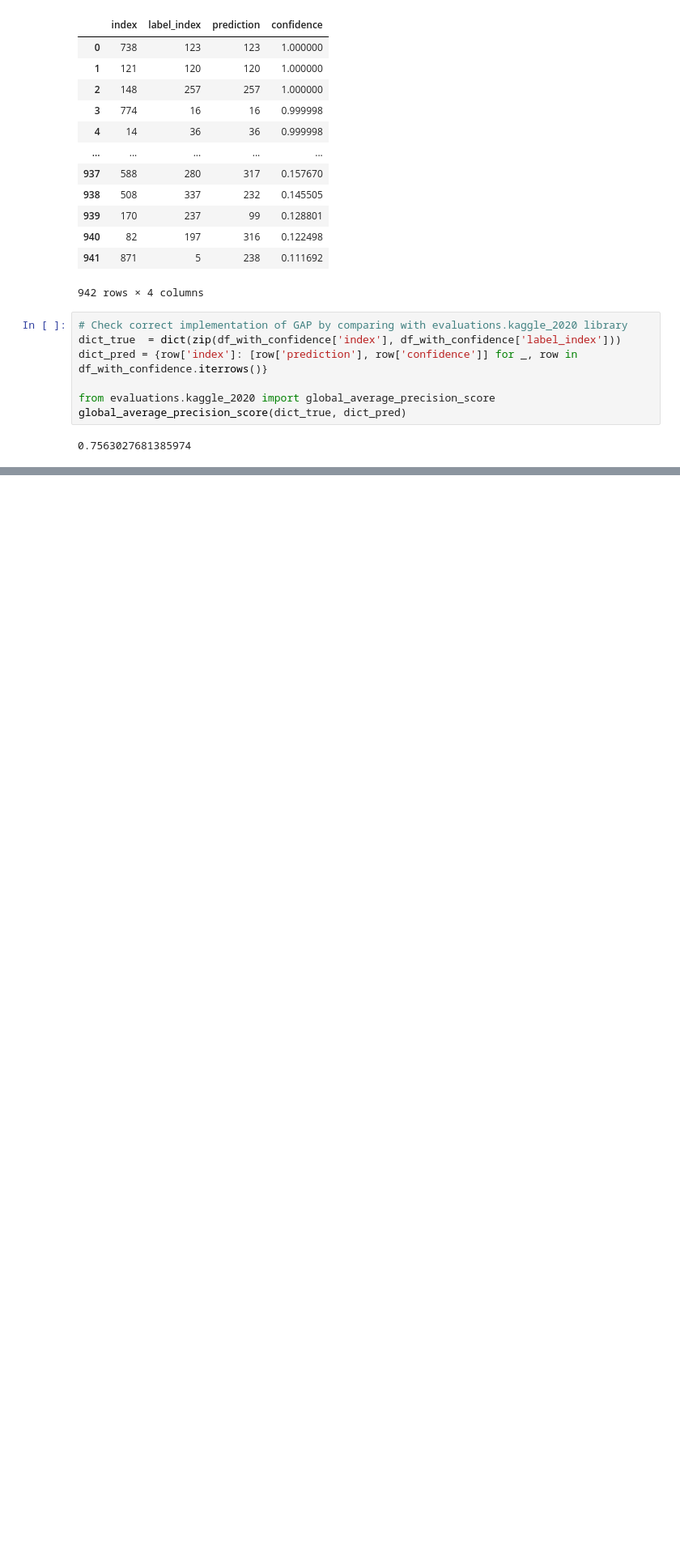
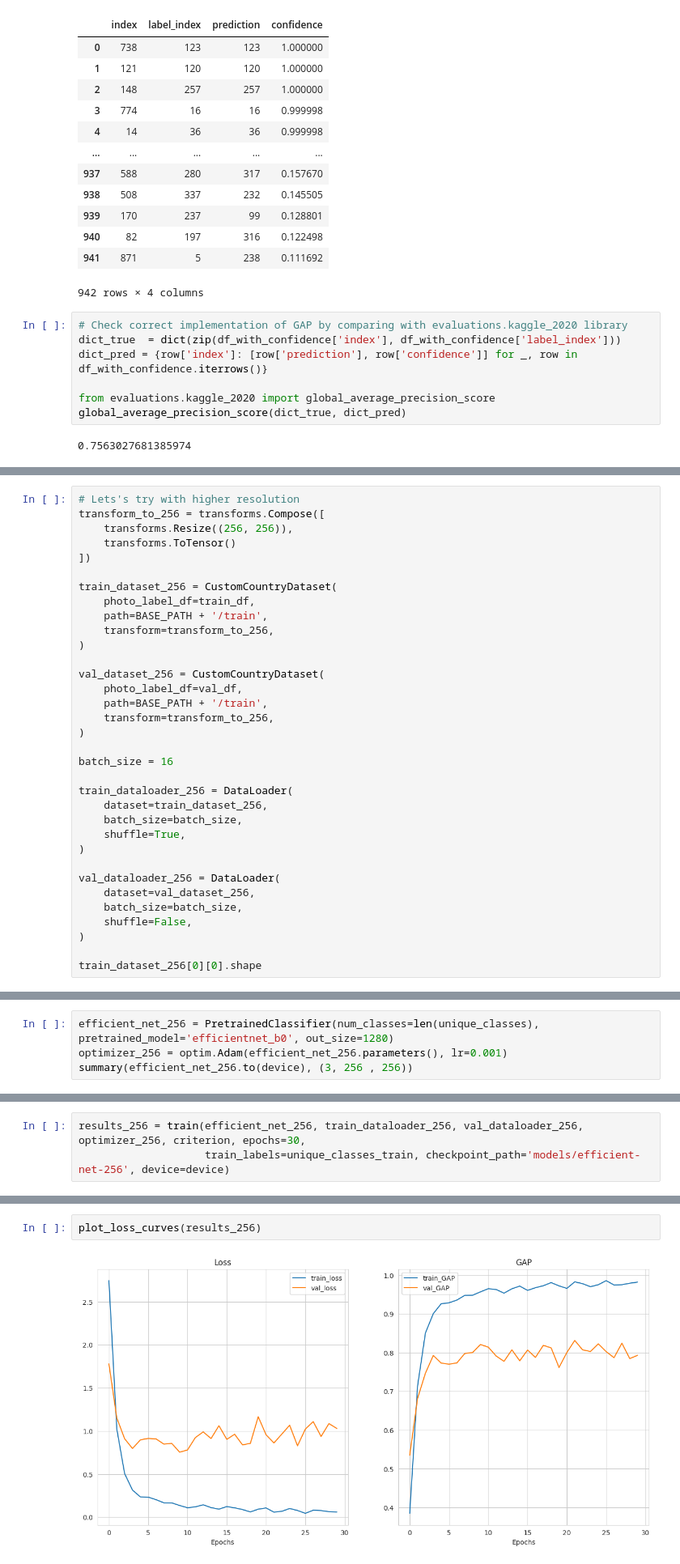
Before and after one commit to davidpetrov/Google-Landmark-Recognition-2021, a Jupyter notebook: data-exploration.ipynb, the cells around one changed output, grey strips where cells are left out. Shown at 81% size. Cells and saved outputs as stored; diff of their text form; blank space fills up the shorter version.

```diff
--- a/data-exploration.ipynb
+++ b/data-exploration.ipynb
@@ -878,0 +877,34 @@ global_average_precision_score(dict_true, dict_pred)
+# %%
+# Lets's try with higher resolution
+transform_to_256 = transforms.Compose([
+    transforms.Resize((256, 256)),
+    transforms.ToTensor()
+])
+
+train_dataset_256 = CustomCountryDataset(
+    photo_label_df=train_df,
+    path=BASE_PATH + '/train',
+    transform=transform_to_256,
+)
+
+val_dataset_256 = CustomCountryDataset(
+    photo_label_df=val_df,
+    path=BASE_PATH + '/train',
+    transform=transform_to_256,
+)
+
+batch_size = 16
+
+train_dataloader_256 = DataLoader(
+    dataset=train_dataset_256,
+    batch_size=batch_size,
+    shuffle=True,
+)
+
+val_dataloader_256 = DataLoader(
+    dataset=val_dataset_256,
+    batch_size=batch_size,
+    shuffle=False,
+)
+
+train_dataset_256[0][0].shape
@@ -878,0 +913,4 @@ global_average_precision_score(dict_true, dict_pred)
+# %%
+efficient_net_256 = PretrainedClassifier(num_classes=len(unique_classes), pretrained_model='efficientnet_b0', out_size=1280)
+optimizer_256 = optim.Adam(efficient_net_256.parameters(), lr=0.001)
+summary(efficient_net_256.to(device), (3, 256 , 256))
@@ -878,0 +952,3 @@ global_average_precision_score(dict_true, dict_pred)
+# %%
+results_256 = train(efficient_net_256, train_dataloader_256, val_dataloader_256, optimizer_256, criterion, epochs=30,
+                    train_labels=unique_classes_train, checkpoint_path='models/efficient-net-256', device=device)
@@ -878,0 +976,4 @@ global_average_precision_score(dict_true, dict_pred)
+# %%
+plot_loss_curves(results_256)
+# %% [output]
+[figure, added]
```
Also changed, not shown: parts of 34 cells of this notebook, 5 other files.
